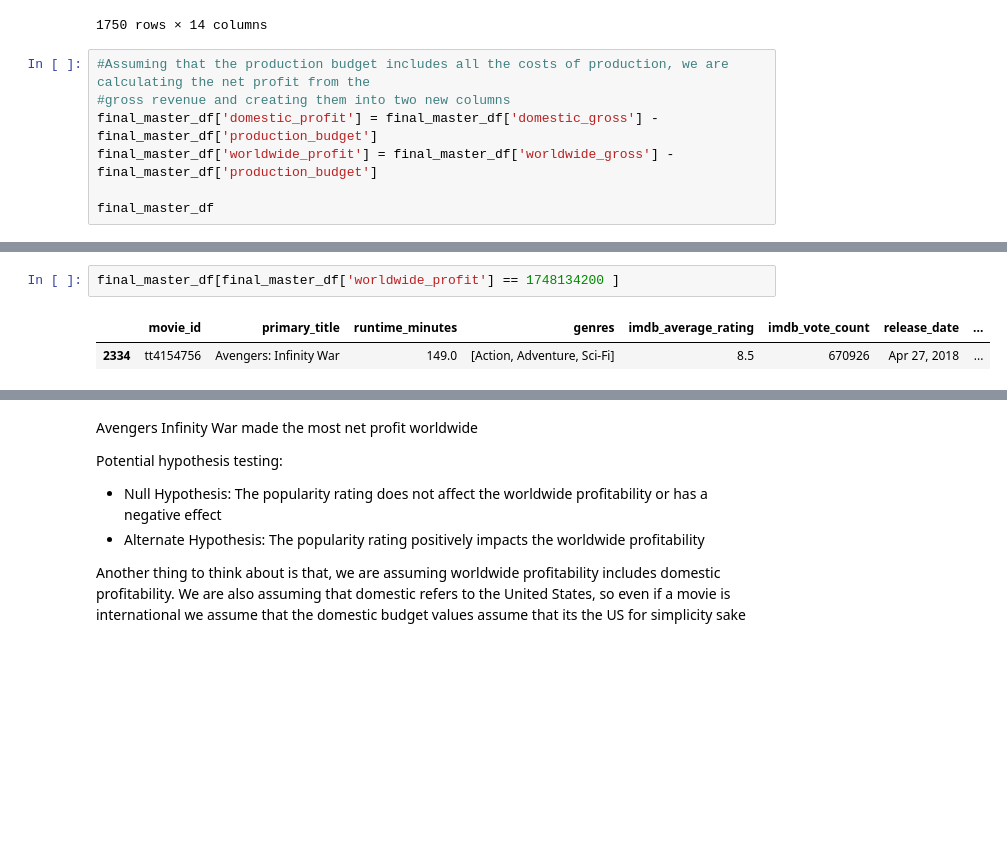
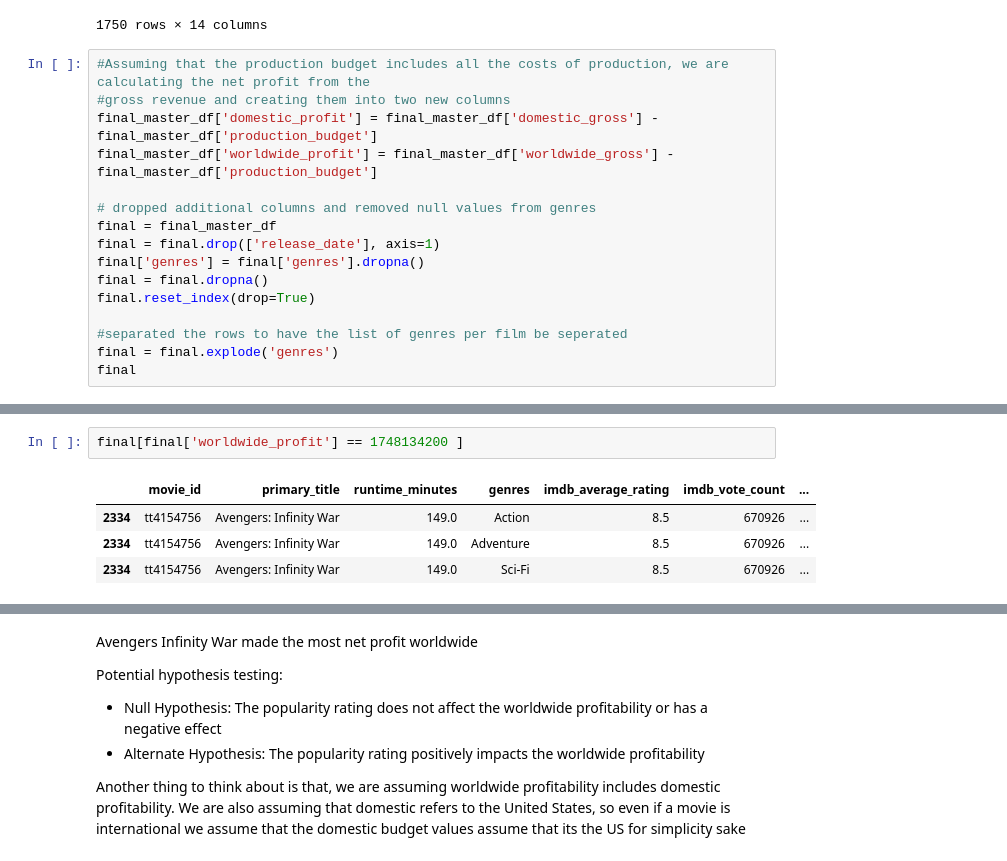
Before and after one commit to abwilliamss/AIAcademy-capstone, a Jupyter notebook: saniya_analysis.ipynb, the cells around one changed output, grey strips where cells are left out. Drawn from its saved outputs; the diff is of its cells as text; blank space fills up the shorter version.

```diff
--- a/saniya_analysis.ipynb
+++ b/saniya_analysis.ipynb
@@ -82,5 +82,14 @@ final_master_df
 final_master_df['domestic_profit'] = final_master_df['domestic_gross'] - final_master_df['production_budget']
 final_master_df['worldwide_profit'] = final_master_df['worldwide_gross'] - final_master_df['production_budget']
 
-final_master_df
+# dropped additional columns and removed null values from genres
+final = final_master_df
+final = final.drop(['release_date'], axis=1)
+final['genres'] = final['genres'].dropna()
+final = final.dropna()
+final.reset_index(drop=True)
+
+#separated the rows to have the list of genres per film be seperated
+final = final.explode('genres')
+final
 # %% [output]
@@ -102,8 +116,10 @@ max(final_master_df['worldwide_profit'])
 # %% [output]
 1748134200
 # %%
-final_master_df[final_master_df['worldwide_profit'] == 1748134200 ]
+final[final['worldwide_profit'] == 1748134200 ]
 # %% [output]
-|  | movie_id | primary_title | runtime_minutes | genres | imdb_average_rating | imdb_vote_count | release_date | ... |
-| 2334 | tt4154756 | Avengers: Infinity War | 149.0 | [Action, Adventure, Sci-Fi] | 8.5 | 670926 | Apr 27, 2018 | ... |
+|  | movie_id | primary_title | runtime_minutes | genres | imdb_average_rating | imdb_vote_count | ... |
+| 2334 | tt4154756 | Avengers: Infinity War | 149.0 | Action | 8.5 | 670926 | ... |
+| 2334 | tt4154756 | Avengers: Infinity War | 149.0 | Adventure | 8.5 | 670926 | ... |
+| 2334 | tt4154756 | Avengers: Infinity War | 149.0 | Sci-Fi | 8.5 | 670926 | ... |
 # %%
```
Also changed, not shown: parts of 15 cells of this notebook.
